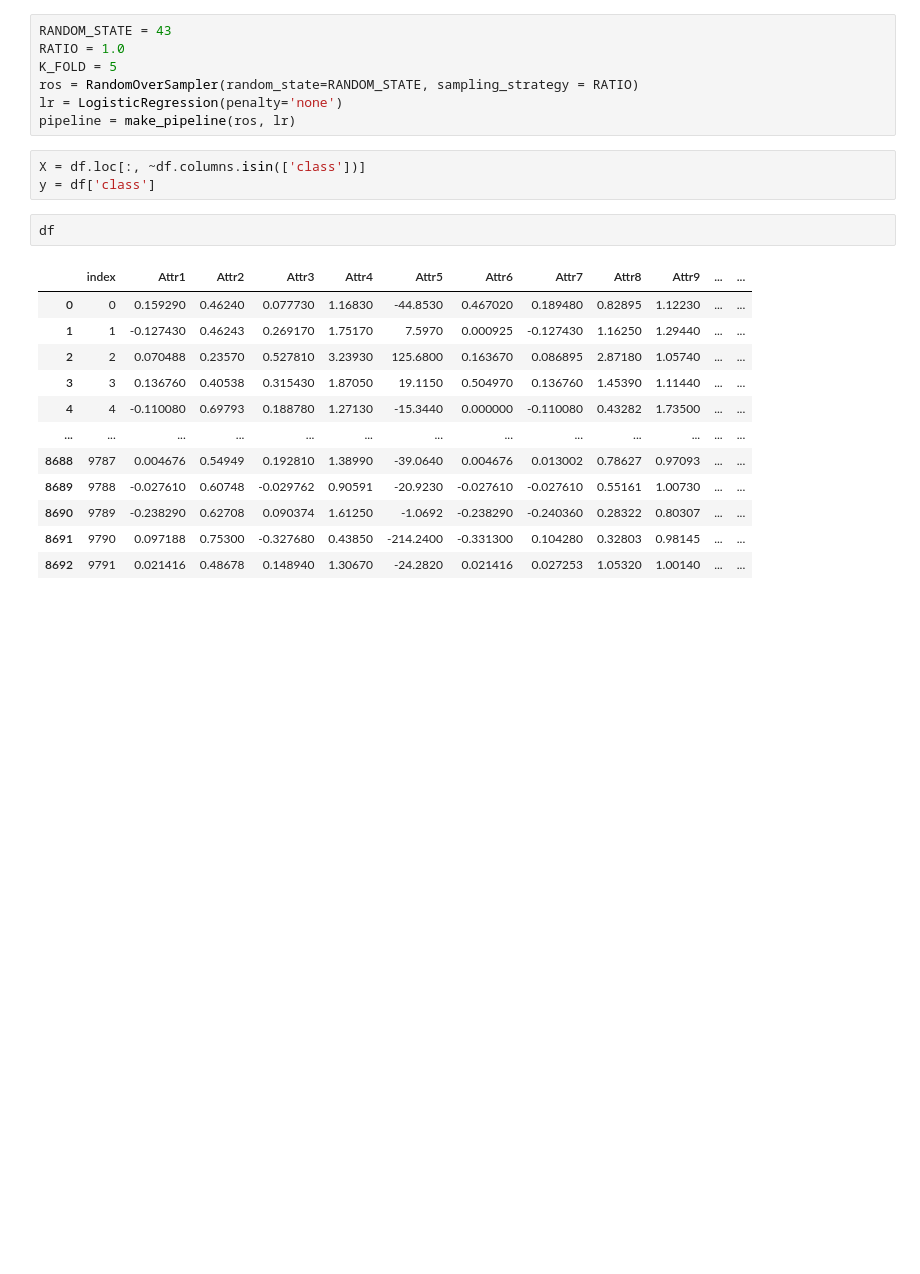
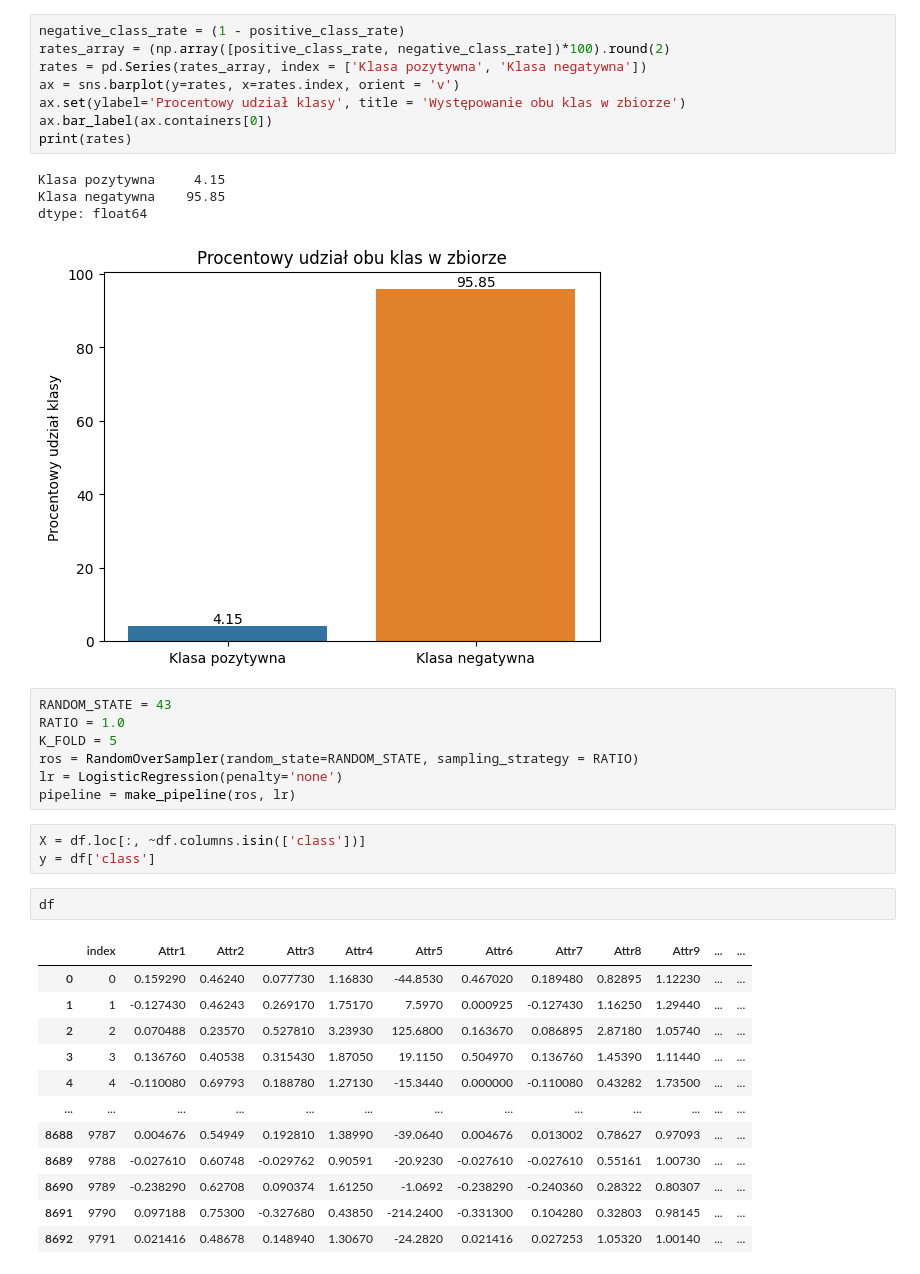
Before and after one commit to gabrielalibudzka/bachelor_thesis, a Jupyter notebook: analysis.ipynb, the cells around one changed output. Cells and saved outputs as stored; diff of their text form; blank space fills up the shorter version.

```diff
--- a/analysis.ipynb
+++ b/analysis.ipynb
@@ -25,3 +47,16 @@ df.reset_index(inplace=True)
+# %%
+negative_class_rate = (1 - positive_class_rate)
+rates_array = (np.array([positive_class_rate, negative_class_rate])*100).round(2)
+rates = pd.Series(rates_array, index = ['Klasa pozytywna', 'Klasa negatywna'])
+ax = sns.barplot(y=rates, x=rates.index, orient = 'v')
+ax.set(ylabel='Procentowy udział klasy', title = 'Występowanie obu klas w zbiorze')
+ax.bar_label(ax.containers[0])
+print(rates)
+# %% [output]
+Klasa pozytywna     4.15
+Klasa negatywna    95.85
+dtype: float64
+[figure, added]
 # %%
 RANDOM_STATE = 43
 RATIO = 1.0
```
Also changed, not shown: parts of 7 cells of this notebook.
